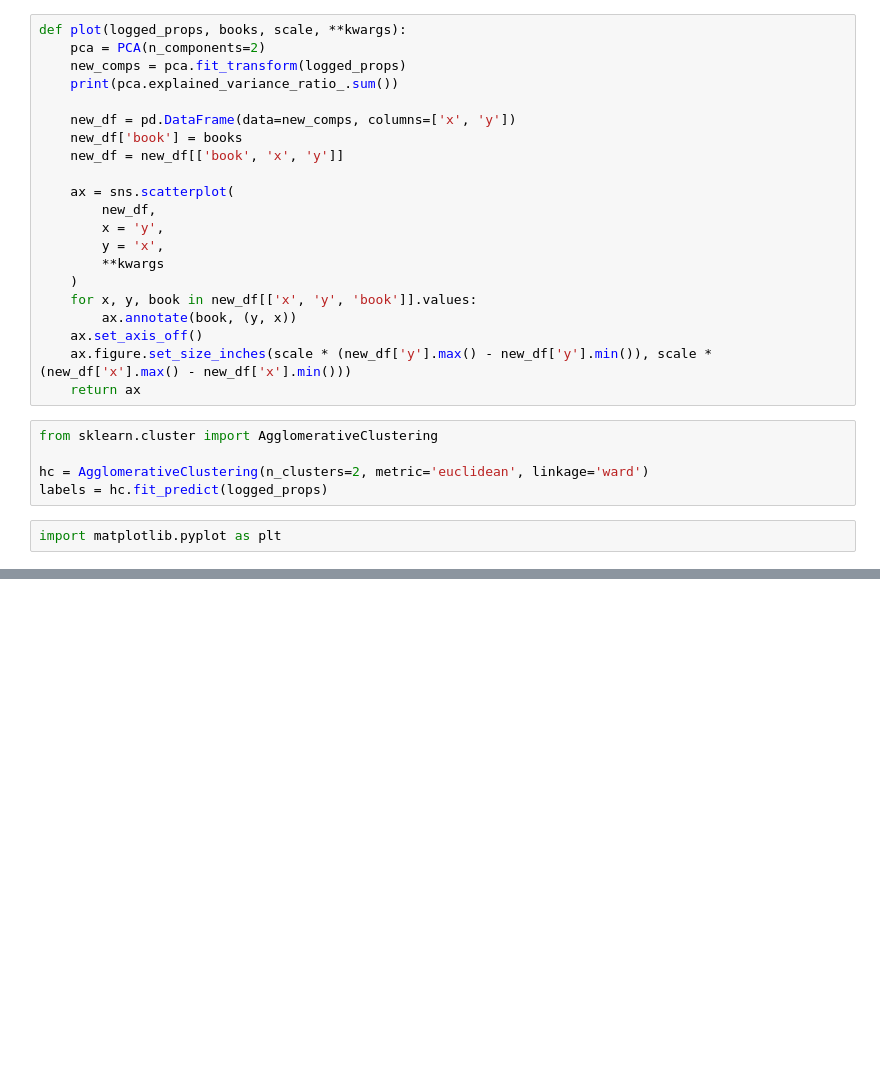
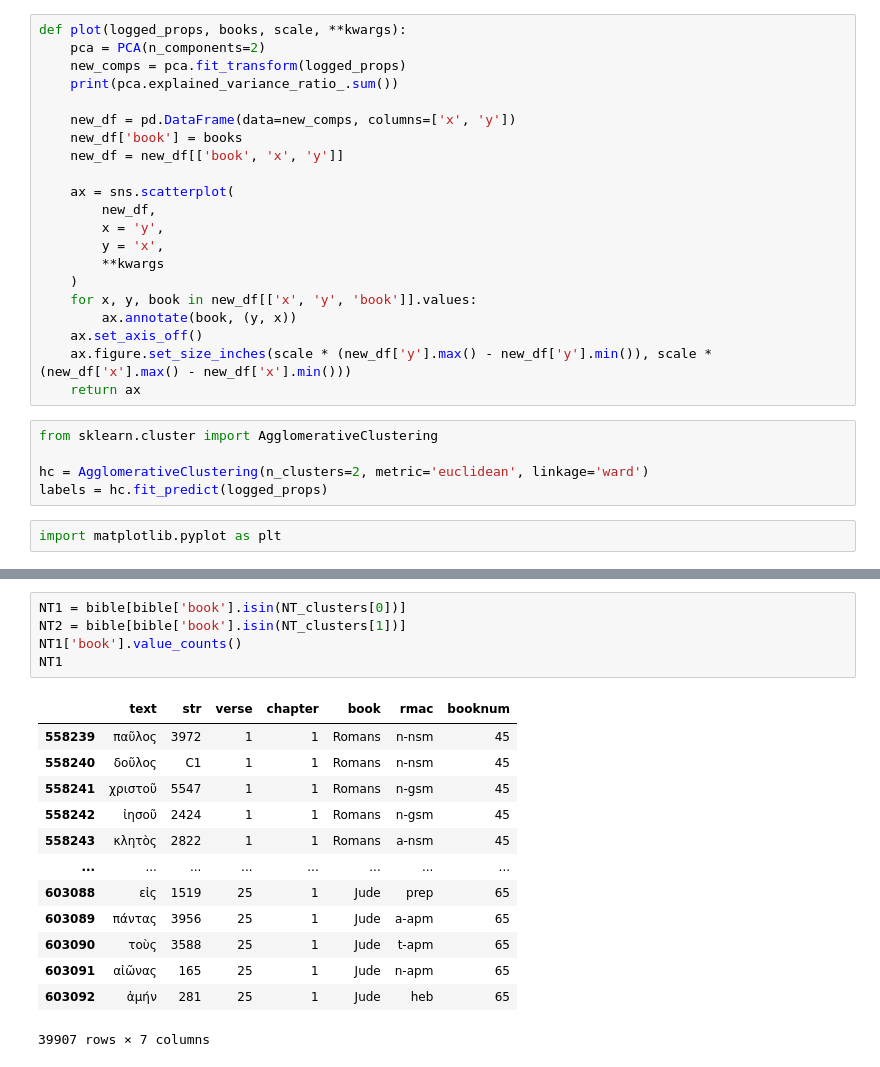
Before and after one commit to Tussky/Old-Testament-References, a Jupyter notebook: old-testament-use.ipynb, the cells around one changed output, grey strips where cells are left out. Cells and saved outputs as stored; diff of their text form; blank space fills up the shorter version.

```diff
--- a/old-testament-use.ipynb
+++ b/old-testament-use.ipynb
@@ -129,0 +141,19 @@ Philippians, Colossians, 1 Thessalonians, 1 Timothy, Titus, Philemon, 2 Peter, 2
+# %%
+NT1 = bible[bible['book'].isin(NT_clusters[0])]
+NT2 = bible[bible['book'].isin(NT_clusters[1])]
+NT1['book'].value_counts()
+NT1
+# %% [output]
+|  | text | str | verse | chapter | book | rmac | booknum |
+| 558239 | παῦλος | 3972 | 1 | 1 | Romans | n-nsm | 45 |
+| 558240 | δοῦλος | C1 | 1 | 1 | Romans | n-nsm | 45 |
+| 558241 | χριστοῦ | 5547 | 1 | 1 | Romans | n-gsm | 45 |
+| 558242 | ἰησοῦ | 2424 | 1 | 1 | Romans | n-gsm | 45 |
+| 558243 | κλητὸς | 2822 | 1 | 1 | Romans | a-nsm | 45 |
+| ... | ... | ... | ... | ... | ... | ... | ... |
+| 603088 | εἰς | 1519 | 25 | 1 | Jude | prep | 65 |
+| 603089 | πάντας | 3956 | 25 | 1 | Jude | a-apm | 65 |
+| 603090 | τοὺς | 3588 | 25 | 1 | Jude | t-apm | 65 |
+| 603091 | αἰῶνας | 165 | 25 | 1 | Jude | n-apm | 65 |
+| 603092 | ἀμήν | 281 | 25 | 1 | Jude | heb | 65 |
+39907 rows × 7 columns
```
Also changed, not shown: parts of 8 cells of this notebook.
